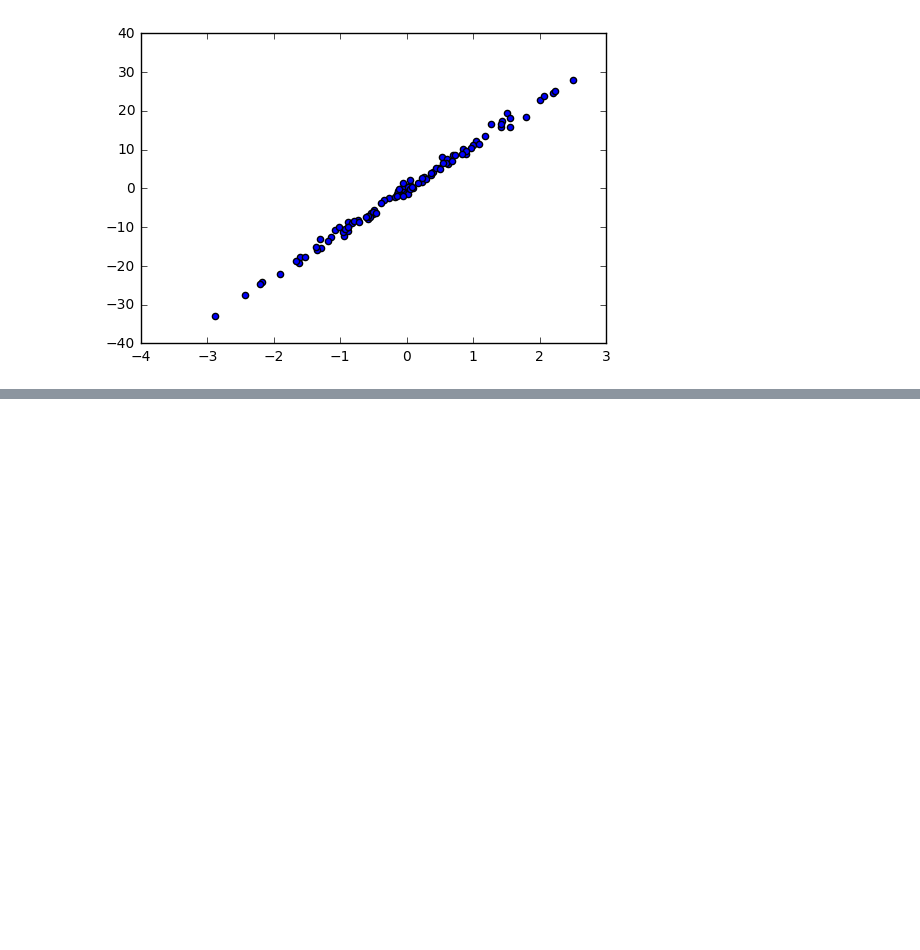
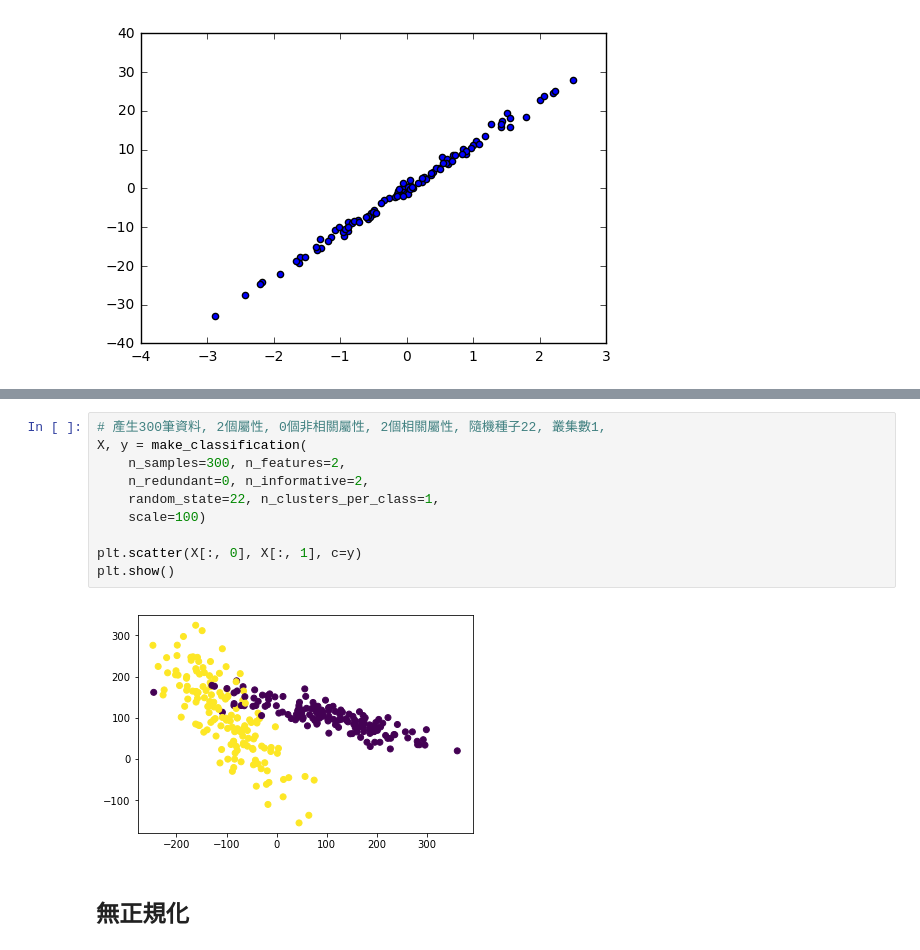
Before and after one commit to SamirLiu127/My-kaggle, a Jupyter notebook: python/scikit-learn.ipynb, the cells around one changed output, grey strips where cells are left out. Drawn from its saved outputs; the diff is of its cells as text; blank space fills up the shorter version.

```diff
--- a/python/scikit-learn.ipynb
+++ b/python/scikit-learn.ipynb
@@ -94,0 +133,14 @@ plt.show()
+# %%
+# 產生300筆資料, 2個屬性, 0個非相關屬性, 2個相關屬性, 隨機種子22, 叢集數1,
+X, y = make_classification(
+    n_samples=300, n_features=2,
+    n_redundant=0, n_informative=2,
+    random_state=22, n_clusters_per_class=1,
+    scale=100)
+
+plt.scatter(X[:, 0], X[:, 1], c=y)
+plt.show()
+# %% [output]
+[figure, added]
+# %% [markdown]
+## 無正規化
```
Also changed, not shown: parts of 26 cells of this notebook.
